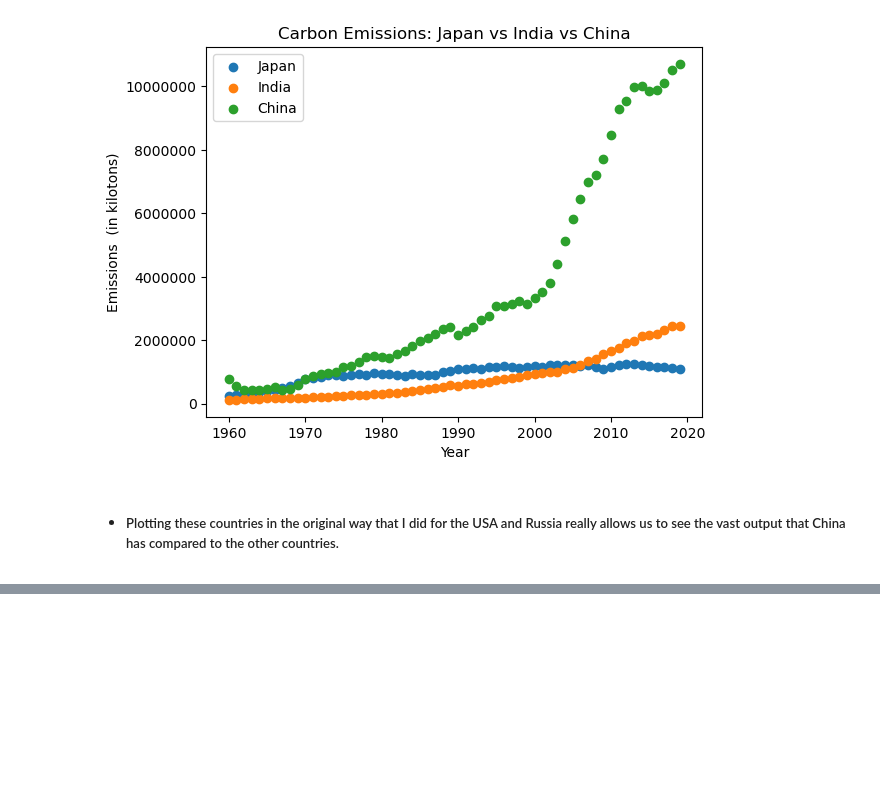
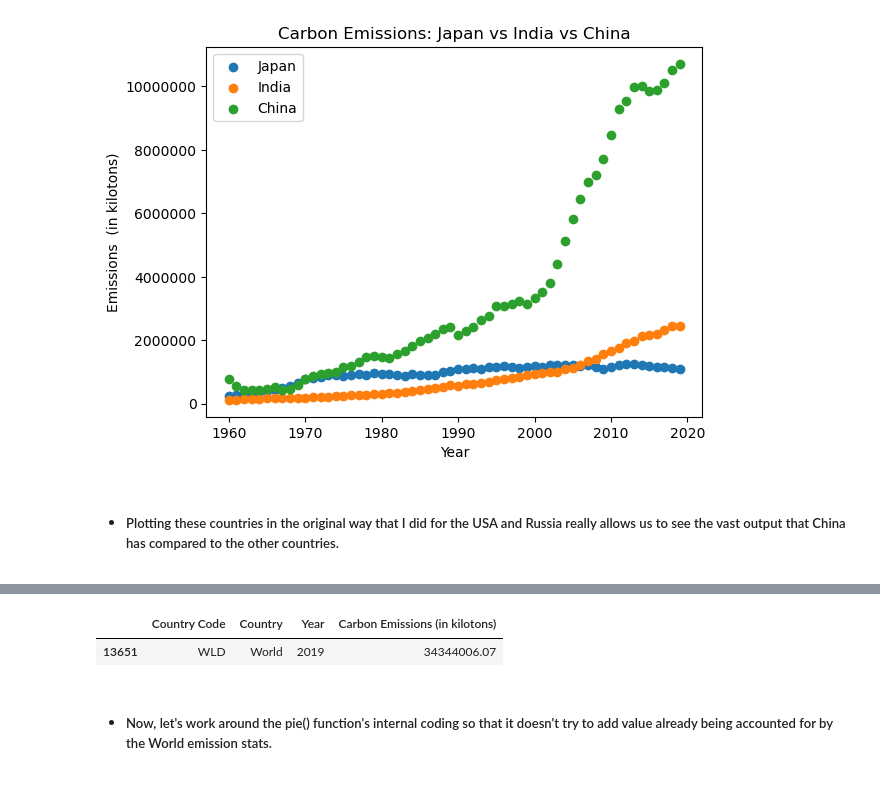
Before and after one commit to JeffreyFennell/Carbon-Emissions, a Jupyter notebook: carbon_emissions_project/carbon_emissions_final.ipynb, the cells around one changed output, grey strips where cells are left out. Drawn from its saved outputs; the diff is of its cells as text; code cells hidden in the pictures; blank space fills up the shorter version.

```diff
--- a/carbon_emissions_project/carbon_emissions_final.ipynb
+++ b/carbon_emissions_project/carbon_emissions_final.ipynb
@@ -400,0 +397,10 @@ ax.ticklabel_format(style='plain')
+# %%
+# Let's pull out the world data into its own df.
+wdf = df[df['Country'].str.match('World')]
+current_wdf = wdf[wdf['Year'].between(2019, 2019)].sort_values(by='Year')
+current_wdf
+# %% [output]
+|  | Country Code | Country | Year | Carbon Emissions (in kilotons) |
+| 13651 | WLD | World | 2019 | 34344006.07 |
+# %% [markdown]
+- ##### Now, let's work around the pie() function's internal coding so that it doesn't try to add value already being accounted for by the World emission stats.
```
Also changed, not shown: parts of 8 cells of this notebook, 1 other file.
